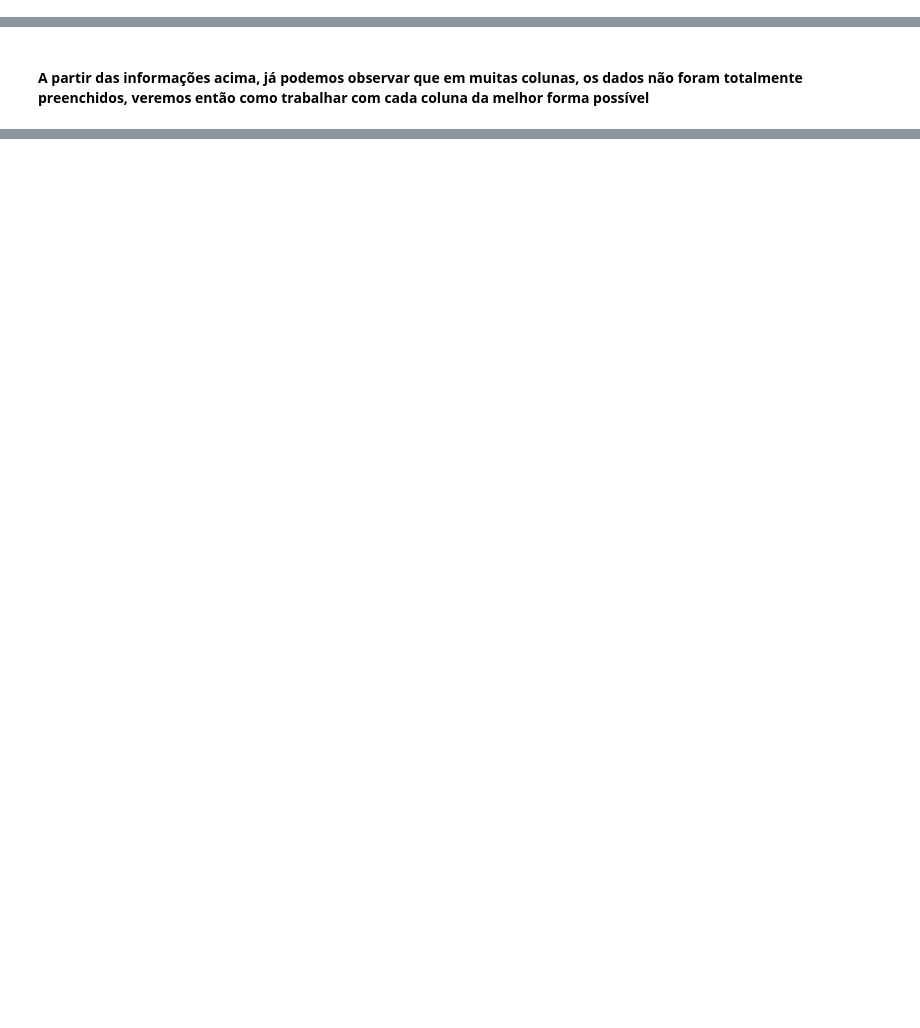
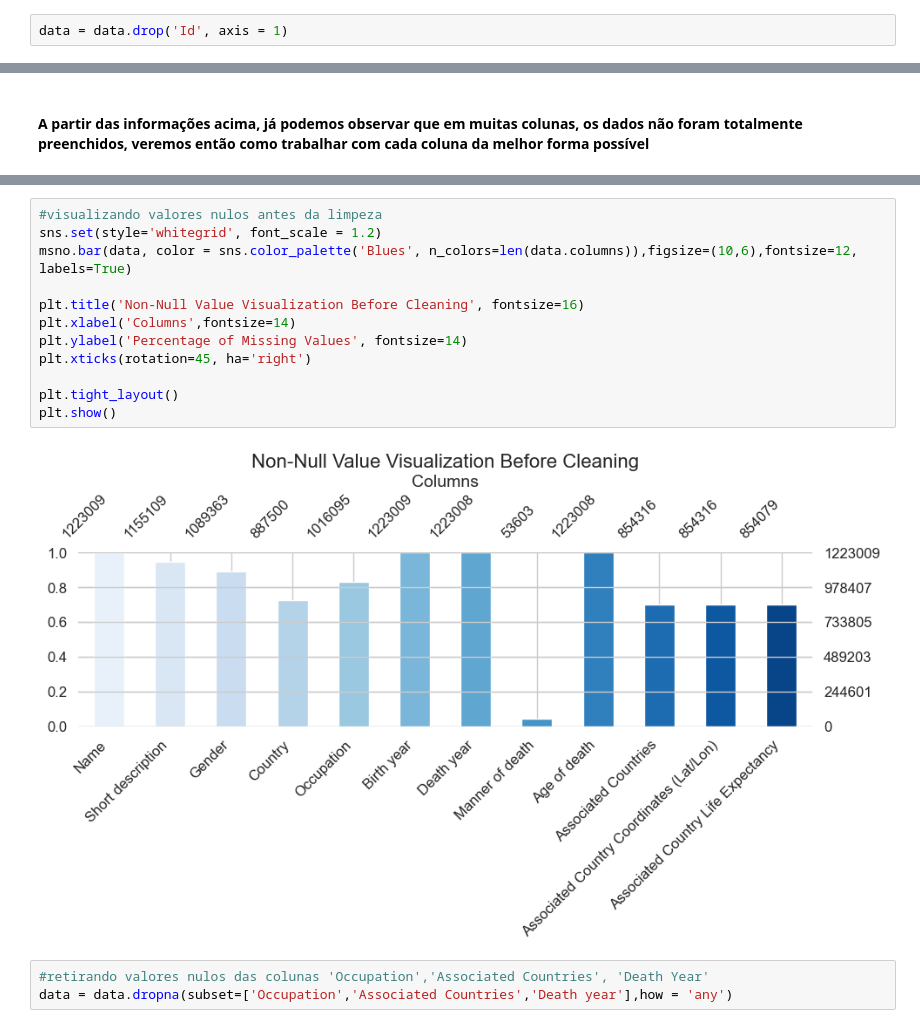
Before and after one commit to Bredariolcaroline/Data-analysis-and-data-science, a Jupyter notebook: AgeDataset.ipynb, the cells around one changed output, grey strips where cells are left out. Saved outputs shown, nothing was run; the diff lists cells and outputs as text; blank space fills up the shorter version.

```diff
--- a/AgeDataset.ipynb
+++ b/AgeDataset.ipynb
@@ -38,0 +101,2 @@ memory usage: 121.3+ MB
+# %%
+data = data.drop('Id', axis = 1)
@@ -177,0 +129,17 @@ fig.show()
+# %%
+#visualizando valores nulos antes da limpeza
+sns.set(style='whitegrid', font_scale = 1.2)
+msno.bar(data, color = sns.color_palette('Blues', n_colors=len(data.columns)),figsize=(10,6),fontsize=12, labels=True)
+
+plt.title('Non-Null Value Visualization Before Cleaning', fontsize=16)
+plt.xlabel('Columns',fontsize=14)
+plt.ylabel('Percentage of Missing Values', fontsize=14)
+plt.xticks(rotation=45, ha='right')
+
+plt.tight_layout()
+plt.show()
+# %% [output]
+[figure, added]
+# %%
+#retirando valores nulos das colunas 'Occupation','Associated Countries', 'Death Year'
+data = data.dropna(subset=['Occupation','Associated Countries','Death year'],how = 'any')
```
Also changed, not shown: parts of 17 cells of this notebook.
